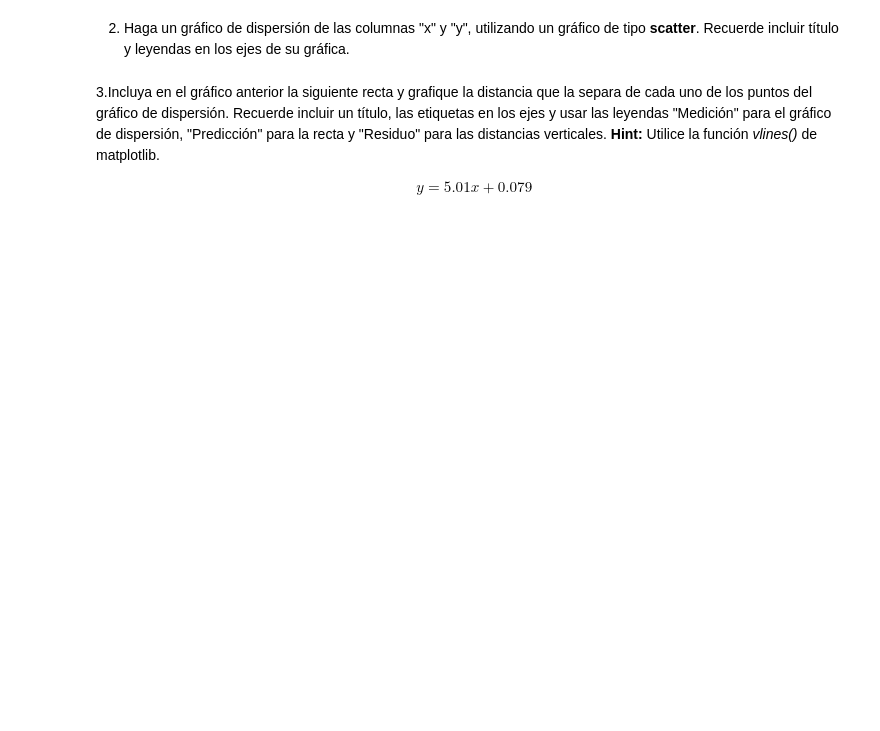
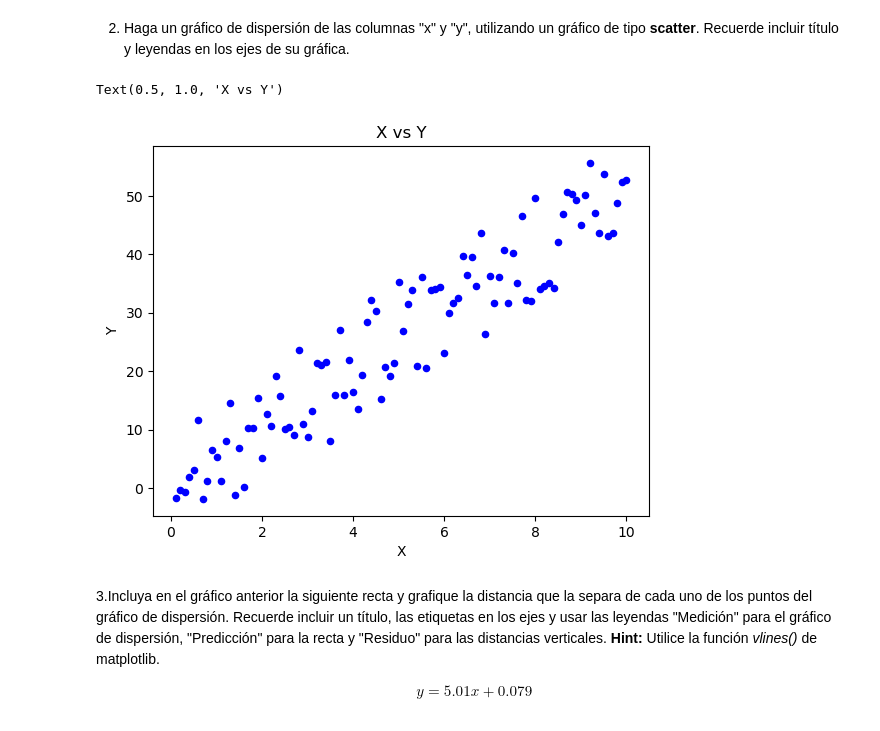
Before and after one commit to ElIngeJuan/IBIO-2440-Laboratorios-ML, a Jupyter notebook: Laboratorio_3_20251/Laboratorio_3_20251.ipynb, the cells around one changed output. Saved outputs shown, nothing was run; the diff lists cells and outputs as text; code cells hidden in the pictures; blank space fills up the shorter version.

```diff
--- a/Laboratorio_3_20251/Laboratorio_3_20251.ipynb
+++ b/Laboratorio_3_20251/Laboratorio_3_20251.ipynb
@@ -159,3 +158,8 @@ pip install openpyxl
 **2.1. Ejercicios**
 
 1. Cargue el archivo *data.xlsx* en un DataFrame de *Pandas*, verifique que el archivo no tiene nombres para sus columnas y asigne los nombres "x" y "y" respectivamente.
+# %%
+excel_df = pd.read_excel("data.xlsx")
+df = pd.DataFrame(excel_df)
+df.columns = ['X', 'Y']
+print(df)
@@ -162,5 +181,12 @@ pip install openpyxl
 # %% [markdown]
 2. Haga un gráfico de dispersión de las columnas "x" y "y", utilizando un gráfico de tipo **scatter**. Recuerde incluir título y leyendas en los ejes de su gráfica.
+# %%
+
+df.plot.scatter("X", "Y", color='blue')
+plt.title("X vs Y")
+# %% [output]
+Text(0.5, 1.0, 'X vs Y')
+[figure, added]
 # %% [markdown]
 3.Incluya en el gráfico anterior la siguiente recta y grafique la distancia que la separa de cada uno de los puntos del gráfico de dispersión. Recuerde incluir un título, las etiquetas en los ejes y usar las leyendas "Medición" para el gráfico de dispersión, "Predicción" para la recta y "Residuo" para las distancias verticales. **Hint:** Utilice la función *vlines()* de matplotlib.
 
```
Also changed, not shown: parts of 3 cells of this notebook.
